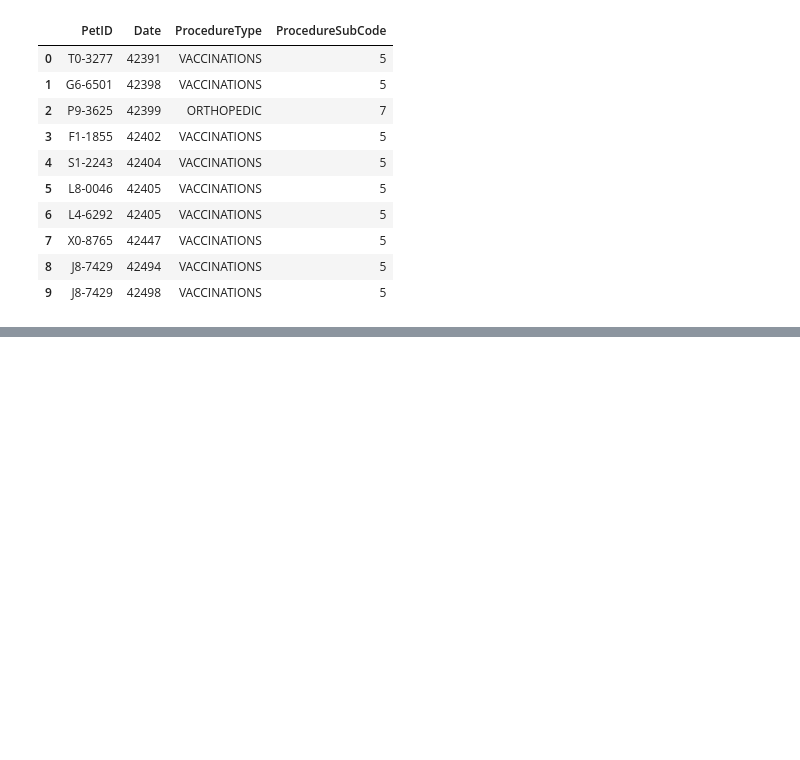
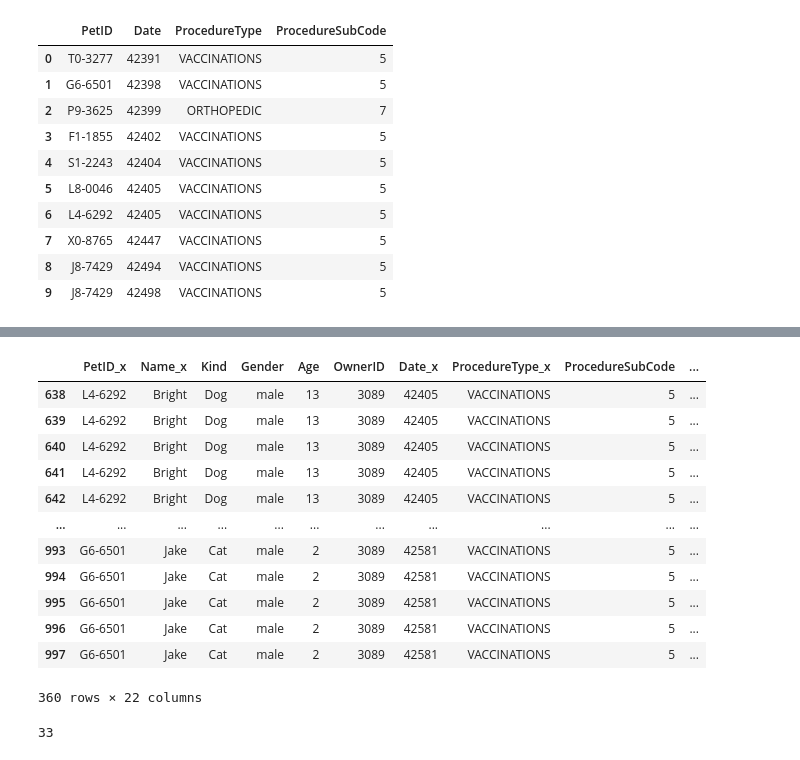
Before and after one commit to SrikarPrayaga06/Denver-Broncos-Data-Science-Intern-Prework-, a Jupyter notebook: Code.ipynb, the cells around one changed output, grey strips where cells are left out. Cells and saved outputs as stored; diff of their text form; code cells hidden in the pictures; blank space fills up the shorter version.

```diff
--- a/Code.ipynb
+++ b/Code.ipynb
@@ -65,0 +97,23 @@ procedures.head(10)
+# %%
+# get the person who spent the most on pet
+final_merge[final_merge['OwnerID']==final_merge.groupby('OwnerID').sum()["Price"].sort_values(ascending=False).index[0]]
+# %% [output]
+|  | PetID_x | Name_x | Kind | Gender | Age | OwnerID | Date_x | ProcedureType_x | ProcedureSubCode | ... |
+| 638 | L4-6292 | Bright | Dog | male | 13 | 3089 | 42405 | VACCINATIONS | 5 | ... |
+| 639 | L4-6292 | Bright | Dog | male | 13 | 3089 | 42405 | VACCINATIONS | 5 | ... |
+| 640 | L4-6292 | Bright | Dog | male | 13 | 3089 | 42405 | VACCINATIONS | 5 | ... |
+| 641 | L4-6292 | Bright | Dog | male | 13 | 3089 | 42405 | VACCINATIONS | 5 | ... |
+| 642 | L4-6292 | Bright | Dog | male | 13 | 3089 | 42405 | VACCINATIONS | 5 | ... |
+| ... | ... | ... | ... | ... | ... | ... | ... | ... | ... | ... |
+| 993 | G6-6501 | Jake | Cat | male | 2 | 3089 | 42581 | VACCINATIONS | 5 | ... |
+| 994 | G6-6501 | Jake | Cat | male | 2 | 3089 | 42581 | VACCINATIONS | 5 | ... |
+| 995 | G6-6501 | Jake | Cat | male | 2 | 3089 | 42581 | VACCINATIONS | 5 | ... |
+| 996 | G6-6501 | Jake | Cat | male | 2 | 3089 | 42581 | VACCINATIONS | 5 | ... |
+| 997 | G6-6501 | Jake | Cat | male | 2 | 3089 | 42581 | VACCINATIONS | 5 | ... |
+360 rows × 22 columns
+# %%
+# number of owners who spent more than equal to 10 dollars on pets
+final=final_merge.groupby('OwnerID').sum()
+(final['Price']>=10).count()
+# %% [output]
+33
```
Also changed, not shown: parts of 11 cells of this notebook.
